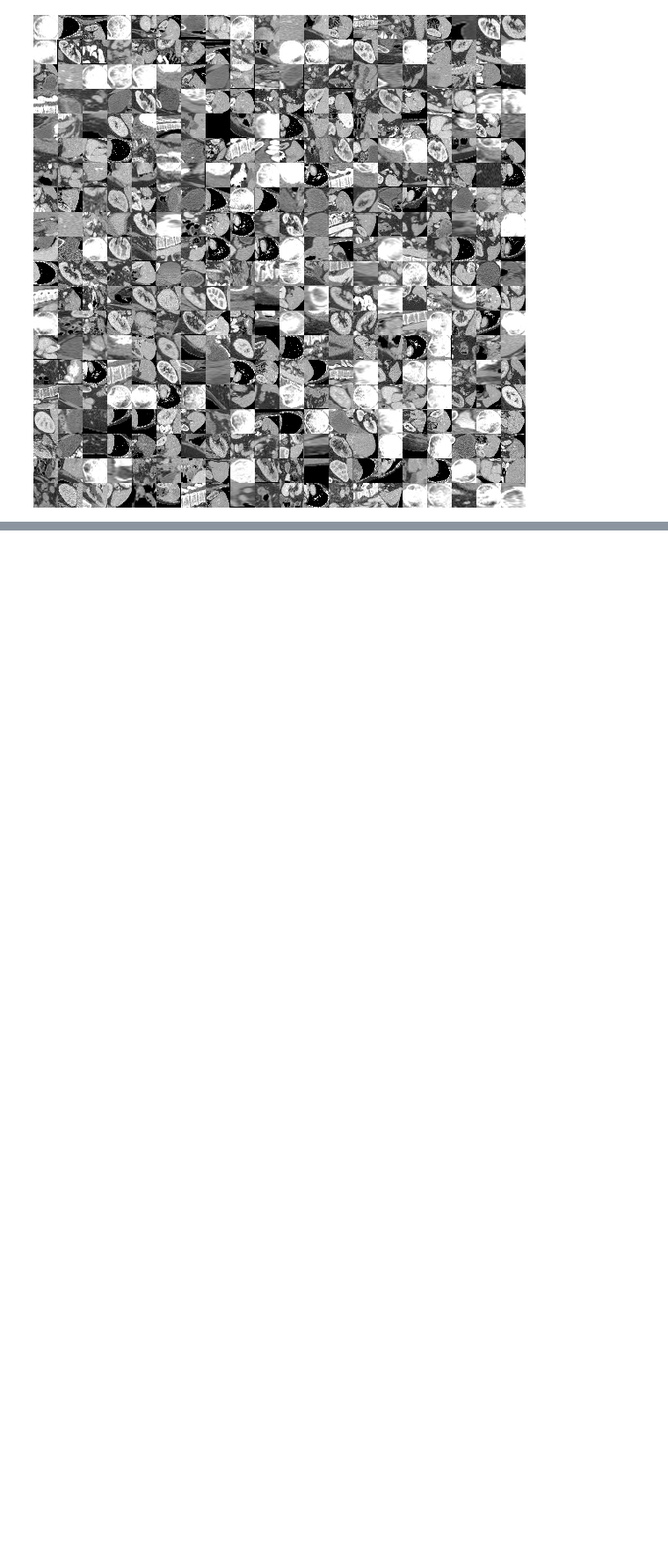
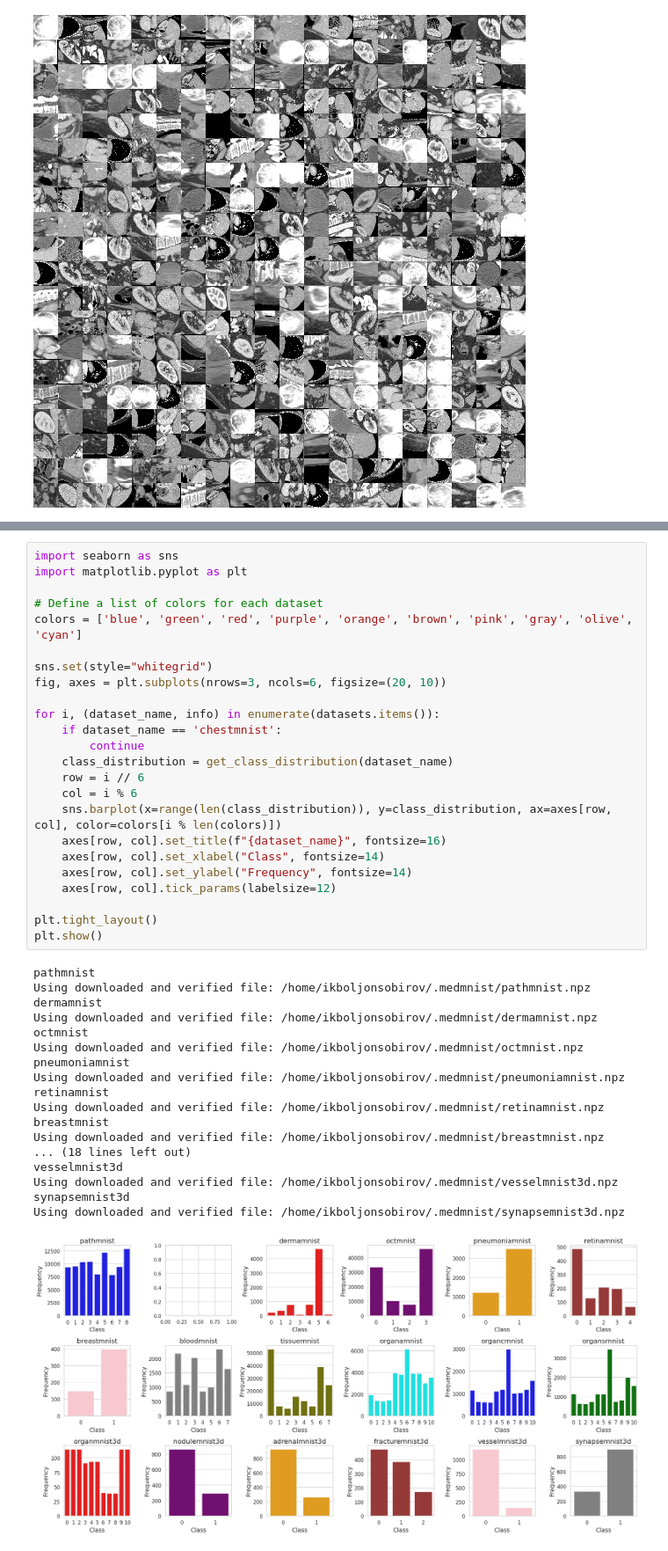
Before and after one commit to ikboljon/uncertainty_benchmark, a Jupyter notebook: notebooks/eda.ipynb, the cells around one changed output, grey strips where cells are left out. Shown at 88% size. Saved outputs shown, nothing was run; the diff lists cells and outputs as text; blank space fills up the shorter version.

```diff
--- a/notebooks/eda.ipynb
+++ b/notebooks/eda.ipynb
@@ -51,0 +80,43 @@ frames[10]
+# %%
+import seaborn as sns
+import matplotlib.pyplot as plt
+
+# Define a list of colors for each dataset
+colors = ['blue', 'green', 'red', 'purple', 'orange', 'brown', 'pink', 'gray', 'olive', 'cyan']
+
+sns.set(style="whitegrid")
+fig, axes = plt.subplots(nrows=3, ncols=6, figsize=(20, 10))
+
+for i, (dataset_name, info) in enumerate(datasets.items()):
+    if dataset_name == 'chestmnist':
+        continue
+    class_distribution = get_class_distribution(dataset_name)
+    row = i // 6
+    col = i % 6
+    sns.barplot(x=range(len(class_distribution)), y=class_distribution, ax=axes[row, col], color=colors[i % len(colors)])
+    axes[row, col].set_title(f"{dataset_name}", fontsize=16)
+    axes[row, col].set_xlabel("Class", fontsize=14)
+    axes[row, col].set_ylabel("Frequency", fontsize=14)
+    axes[row, col].tick_params(labelsize=12)
+
+plt.tight_layout()
+plt.show()
+# %% [output]
+pathmnist
+Using downloaded and verified file: /home/ikboljonsobirov/.medmnist/pathmnist.npz
+dermamnist
+Using downloaded and verified file: /home/ikboljonsobirov/.medmnist/dermamnist.npz
+octmnist
+Using downloaded and verified file: /home/ikboljonsobirov/.medmnist/octmnist.npz
+pneumoniamnist
+Using downloaded and verified file: /home/ikboljonsobirov/.medmnist/pneumoniamnist.npz
+retinamnist
+Using downloaded and verified file: /home/ikboljonsobirov/.medmnist/retinamnist.npz
+breastmnist
+Using downloaded and verified file: /home/ikboljonsobirov/.medmnist/breastmnist.npz
+... (18 lines left out)
+vesselmnist3d
+Using downloaded and verified file: /home/ikboljonsobirov/.medmnist/vesselmnist3d.npz
+synapsemnist3d
+Using downloaded and verified file: /home/ikboljonsobirov/.medmnist/synapsemnist3d.npz
+[figure, added]
```
Also changed, not shown: parts of 4 cells of this notebook, 4 other files.
